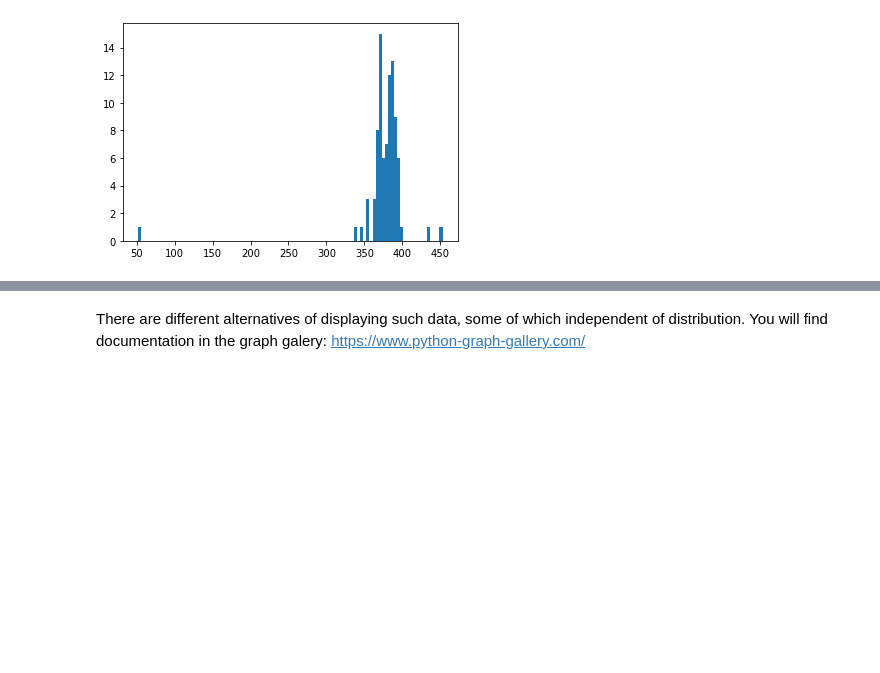
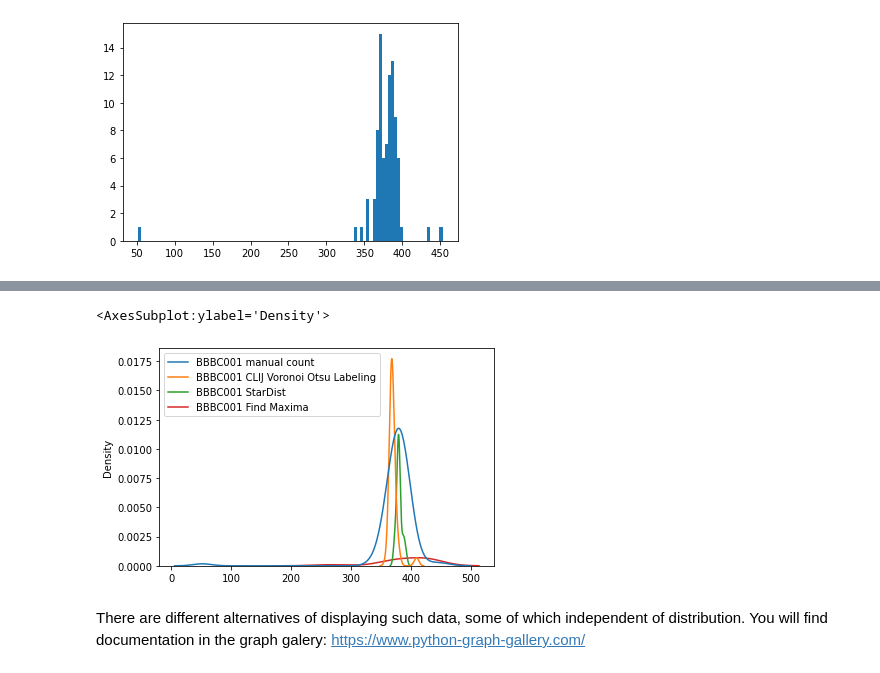
Before and after one commit to BiAPoL/Bio-image_Analysis_with_Python, a Jupyter notebook: biostatistics/stats2.ipynb, the cells around one changed output, grey strips where cells are left out. Drawn from its saved outputs; the diff is of its cells as text; code cells hidden in the pictures; blank space fills up the shorter version.

```diff
--- a/biostatistics/stats2.ipynb
+++ b/biostatistics/stats2.ipynb
@@ -257,3 +290,8 @@ plt.hist(man_count,bins=100)
+# %%
+sns.kdeplot(data=dat)
+# %% [output]
+<AxesSubplot:ylabel='Density'>
+[figure, added]
 # %% [markdown]
 There are different alternatives of displaying such data, some of which independent of distribution. You will find documentation in the graph galery: https://www.python-graph-gallery.com/
 # %%
```
Also changed, not shown: parts of 16 cells of this notebook, 1 other file.
